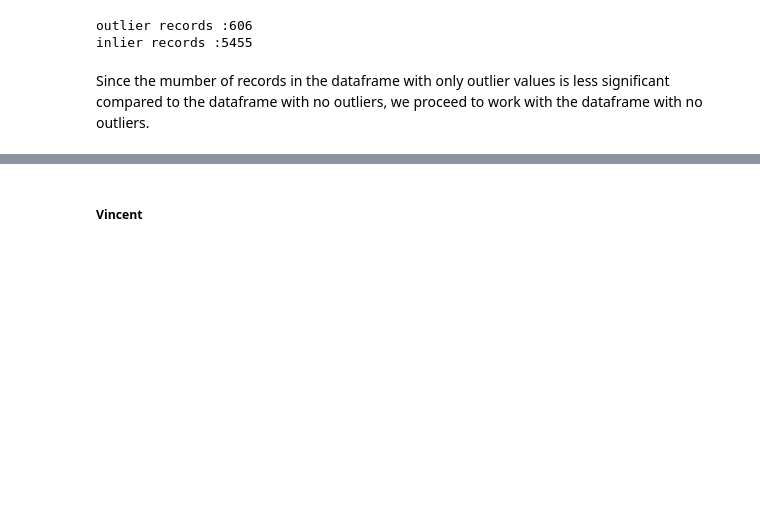
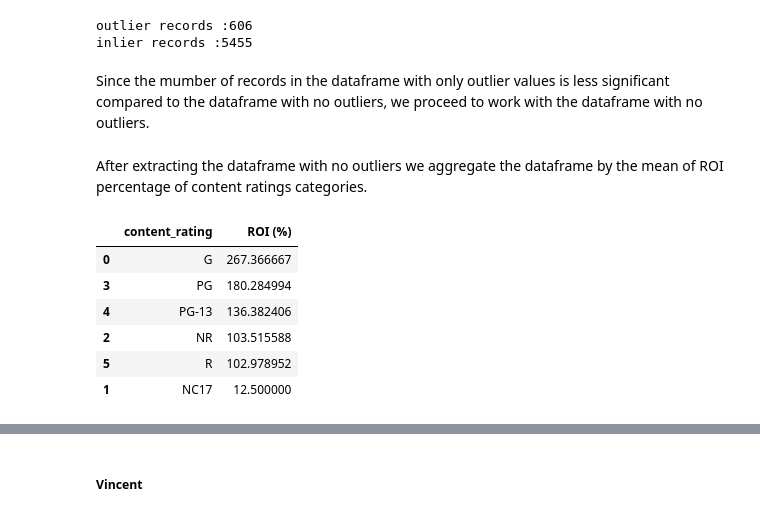
Before and after one commit to Tdoggie/phase-2-project, a Jupyter notebook: index.ipynb, the cells around one changed output, grey strips where cells are left out. Cells and saved outputs as stored; diff of their text form; code cells hidden in the pictures; blank space fills up the shorter version.

```diff
--- a/index.ipynb
+++ b/index.ipynb
@@ -873,3 +873,17 @@ outlier records :606
 inlier records :5455
 # %% [markdown]
 Since the mumber of records in the dataframe with only outlier values is less significant compared to the dataframe with no outliers, we proceed to work with the dataframe with no outliers.
+# %% [markdown]
+After extracting the dataframe with no outliers we aggregate the dataframe by the mean of ROI percentage of content ratings categories.
+# %%
+# grouping the df
+grouped_cleaned_df =cleaned_df2.groupby("content_rating")["ROI (%)"].mean().reset_index().sort_values(by="ROI (%)",ascending=False)
+grouped_cleaned_df
+# %% [output]
+|  | content_rating | ROI (%) |
+| 0 | G | 267.366667 |
+| 3 | PG | 180.284994 |
+| 4 | PG-13 | 136.382406 |
+| 2 | NR | 103.515588 |
+| 5 | R | 102.978952 |
+| 1 | NC17 | 12.500000 |
```
Also changed, not shown: parts of 4 cells of this notebook.
